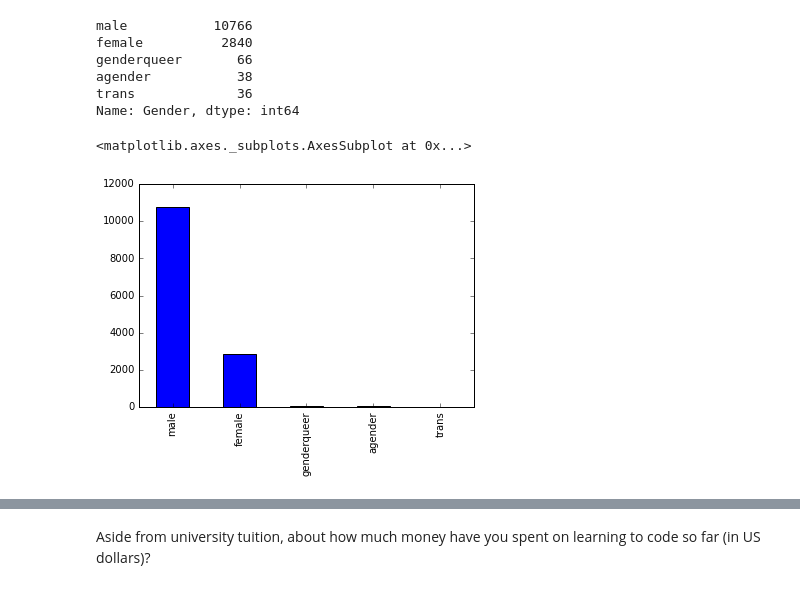
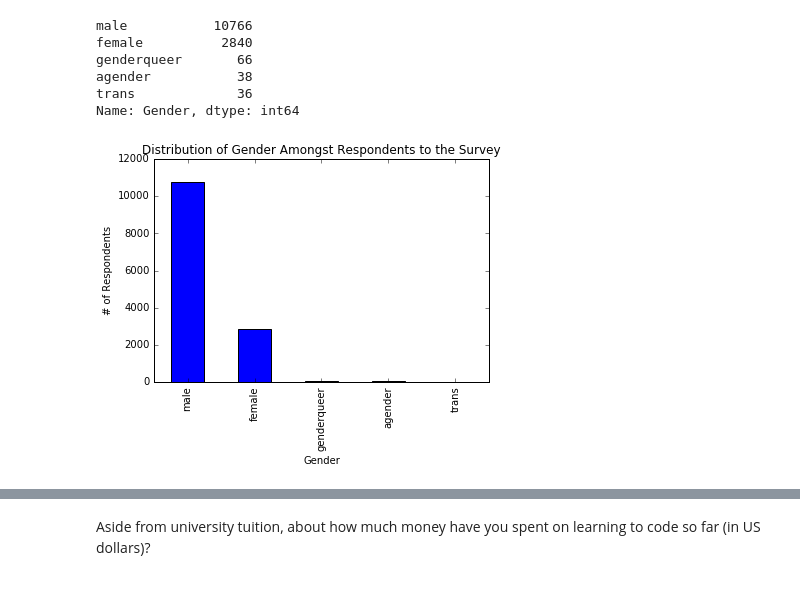
Before and after one commit to freeCodeCamp/2016-new-coder-survey, a Jupyter notebook: New Coders Data Analysis.ipynb, the cells around one changed output, grey strips where cells are left out. Saved outputs shown, nothing was run; the diff lists cells and outputs as text; code cells hidden in the pictures.

```diff
--- a/New Coders Data Analysis.ipynb
+++ b/New Coders Data Analysis.ipynb
@@ -39,9 +42,12 @@ genderqueer       66
 agender           38
 trans             36
 Name: Gender, dtype: int64
-# %%
-df['Gender'].value_counts().plot(kind="bar")
-# %% [output]
-<matplotlib.axes._subplots.AxesSubplot at 0x...>
-[figure, removed]
+# %%
+genderBar = df['Gender'].value_counts().plot(kind="bar")
+genderBar.set_title('Distribution of Gender Amongst Respondents to the Survey')
+genderBar.set_xlabel('Gender')
+genderBar.set_ylabel('# of Respondents')
+plt.savefig('genderbar.png')
+# %% [output]
+[figure, added]
 # %%
```
Also changed, not shown: parts of 8 cells of this notebook, 6 other files.
